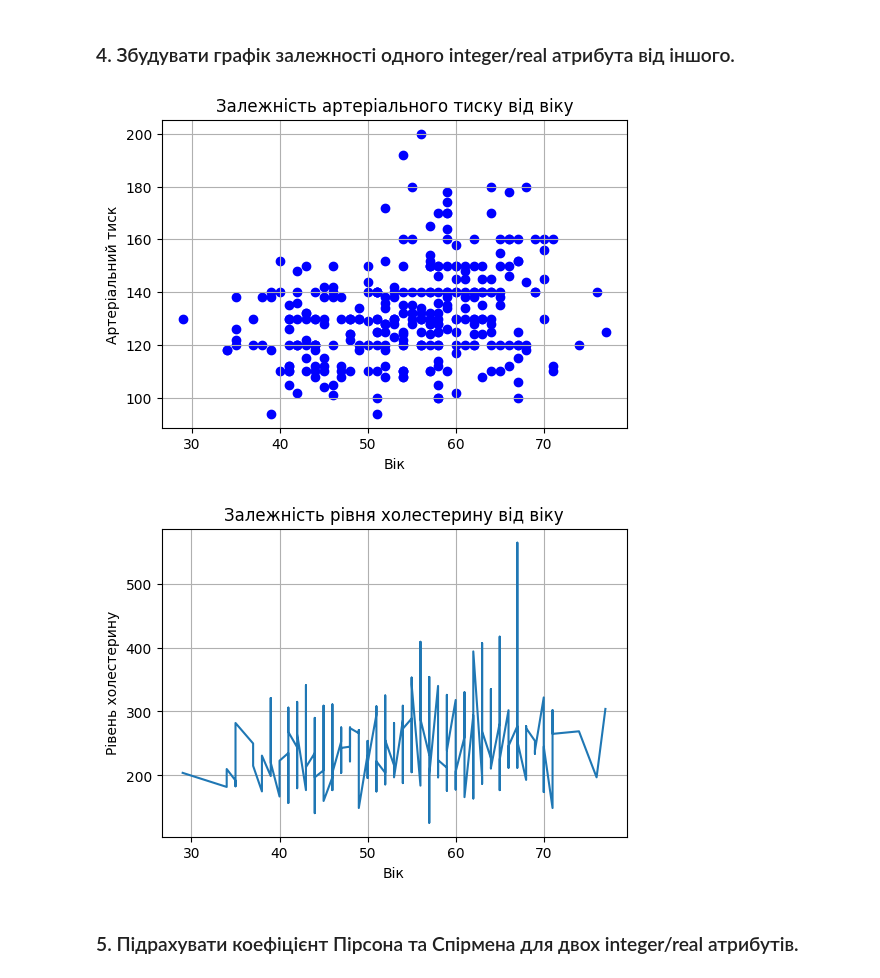
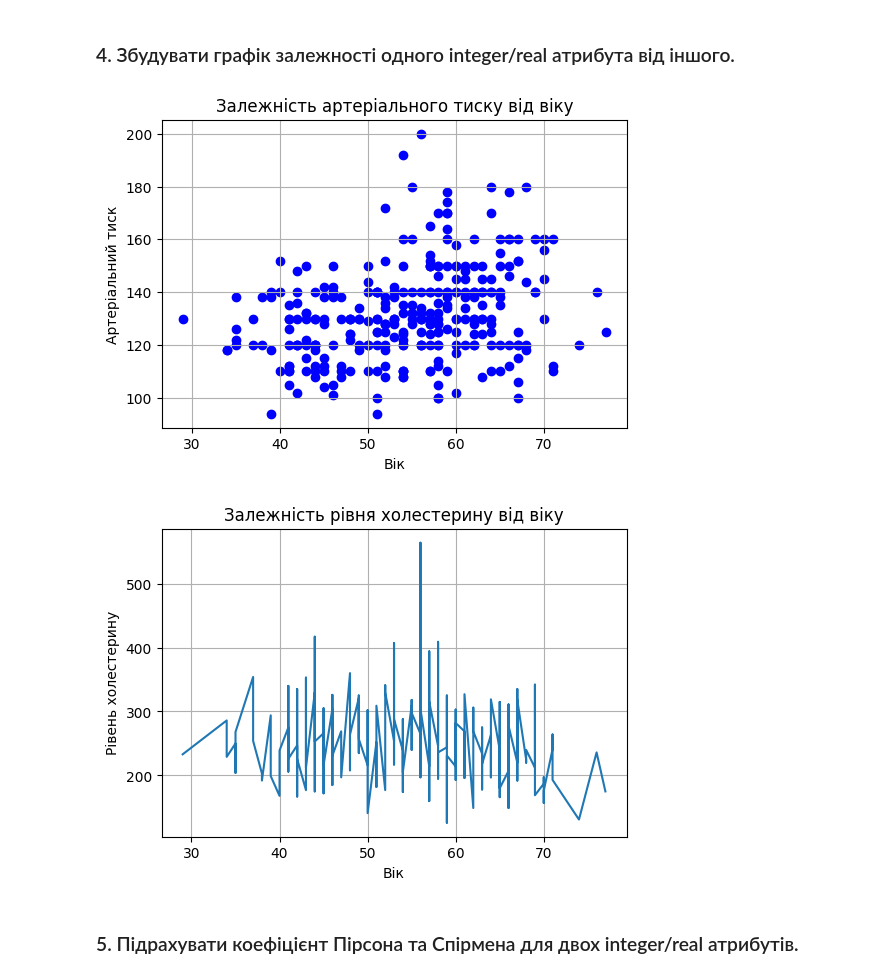
Before and after one commit to Vikyliya/ad_labs, a Jupyter notebook: lab4/lab4_2.ipynb, the cells around one changed output. Saved outputs shown, nothing was run; the diff lists cells and outputs as text; code cells hidden in the pictures.

```diff
--- a/lab4/lab4_2.ipynb
+++ b/lab4/lab4_2.ipynb
@@ -161,5 +162,8 @@ memory usage: 33.3+ KB
 # %%
 # Заміна пропущених значень у стовпцях 'ca' та 'thal'
+npdata = np.genfromtxt('cleaned_heart_disease.csv', delimiter=',', dtype=str, skip_header=1)
+npdata[npdata[:, 11] == '?', 11] = np.nan  # Для 'ca'
+npdata[npdata[:, 12] == '?', 12] = np.nan
 ca_median = np.nanmedian(npdata[:, 11].astype(float))
 thal_median = np.nanmedian(npdata[:, 12].astype(float))
 
@@ -173,7 +177,6 @@ thal_column[np.isnan(thal_column.astype(float))] = thal_median
 npdata[:, 11] = ca_column
 npdata[:, 12] = thal_column
 
-# Перевірка, чи були замінені пропущені значення
 print('Кількість нулів у стовпцях:')
 print(np.isnan(npdata[:, 11].astype(float)).sum())
 print(np.isnan(npdata[:, 12].astype(float)).sum())
@@ -241,30 +285,31 @@ plt.show()
 # %%
 df_sorted = df.sort_values(by='age')
 
 x = df_sorted['age']
 y1 = df_sorted['trestbps']
-y2 = df_sorted['chol']
+y2 = np.array(npdata[:, 4]).astype(float)
+
 
 #scatter plot для артеріального тиску (trestbps)
 plt.figure(figsize=(6, 4))
 plt.scatter(x, y1, color='blue')
 plt.title('Залежність артеріального тиску від віку')
 plt.xlabel('Вік')
 plt.ylabel('Артеріальний тиск')
 plt.grid(True)
 plt.show()
 
 #лінійний графік для рівня холестерину (chol)
 plt.figure(figsize=(6, 4))
 plt.plot(x, y2)
 plt.title('Залежність рівня холестерину від віку')
 plt.xlabel('Вік')
 plt.ylabel('Рівень холестерину')
 plt.grid(True)
 plt.show()
 # %% [output]
 [figure]
-[figure, old version]
+[figure, new version]
 # %% [markdown]
 <h3> 5. Підрахувати коефіцієнт Пірсона та Спірмена для двох integer/real атрибутів. </h3>
 # %%
```
Also changed, not shown: parts of 4 cells of this notebook, 2 other files.
